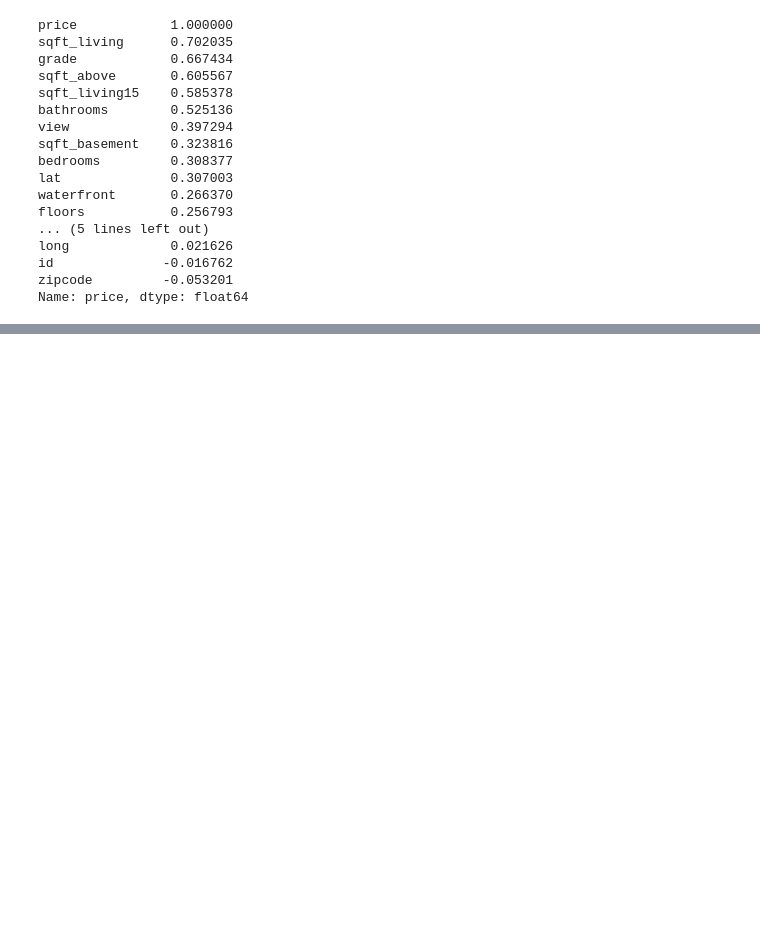
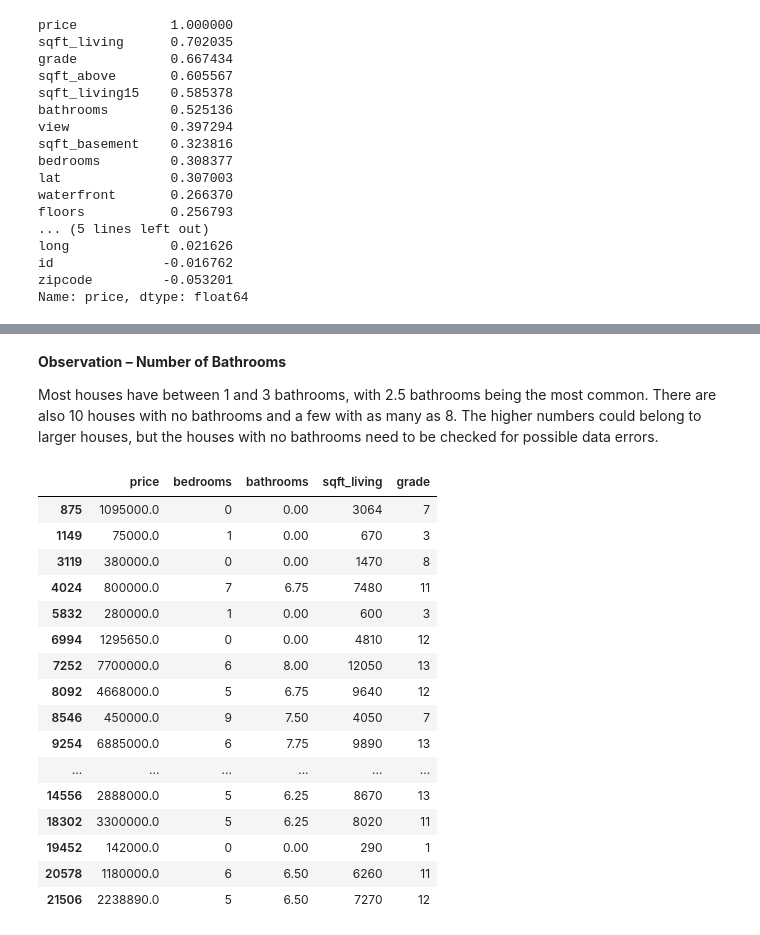
Before and after one commit to simo100000/Machine-Learning, a Jupyter notebook: machine learning-checkpoint.ipynb, the cells around one changed output, grey strips where cells are left out. Drawn from its saved outputs; the diff is of its cells as text; code cells hidden in the pictures; blank space fills up the shorter version.

Commit message:
Exploratory Data Analysis
Exploratory Data Analysis

```diff
--- a/machine learning-checkpoint.ipynb
+++ b/machine learning-checkpoint.ipynb
@@ -164,0 +239,27 @@ Name: price, dtype: float64
+# %% [markdown]
+**Observation – Number of Bathrooms**
+
+Most houses have between 1 and 3 bathrooms, with 2.5 bathrooms being the most common. There are also 10 houses with no bathrooms and a few with as many as 8. The higher numbers could belong to larger houses, but the houses with no bathrooms need to be checked for possible data errors.
+# %%
+# Examine houses with zero or more than 6 bathrooms
+df[(df['bathrooms'] == 0) | (df['bathrooms'] > 6)][
+    ['price', 'bedrooms', 'bathrooms', 'sqft_living', 'grade']
+]
+# %% [output]
+|  | price | bedrooms | bathrooms | sqft_living | grade |
+| 875 | 1095000.0 | 0 | 0.00 | 3064 | 7 |
+| 1149 | 75000.0 | 1 | 0.00 | 670 | 3 |
+| 3119 | 380000.0 | 0 | 0.00 | 1470 | 8 |
+| 4024 | 800000.0 | 7 | 6.75 | 7480 | 11 |
+| 5832 | 280000.0 | 1 | 0.00 | 600 | 3 |
+| 6994 | 1295650.0 | 0 | 0.00 | 4810 | 12 |
+| 7252 | 7700000.0 | 6 | 8.00 | 12050 | 13 |
+| 8092 | 4668000.0 | 5 | 6.75 | 9640 | 12 |
+| 8546 | 450000.0 | 9 | 7.50 | 4050 | 7 |
+| 9254 | 6885000.0 | 6 | 7.75 | 9890 | 13 |
+| ... | ... | ... | ... | ... | ... |
+| 14556 | 2888000.0 | 5 | 6.25 | 8670 | 13 |
+| 18302 | 3300000.0 | 5 | 6.25 | 8020 | 11 |
+| 19452 | 142000.0 | 0 | 0.00 | 290 | 1 |
+| 20578 | 1180000.0 | 6 | 6.50 | 6260 | 11 |
+| 21506 | 2238890.0 | 5 | 6.50 | 7270 | 12 |
```
Also changed, not shown: parts of 9 cells of this notebook.
